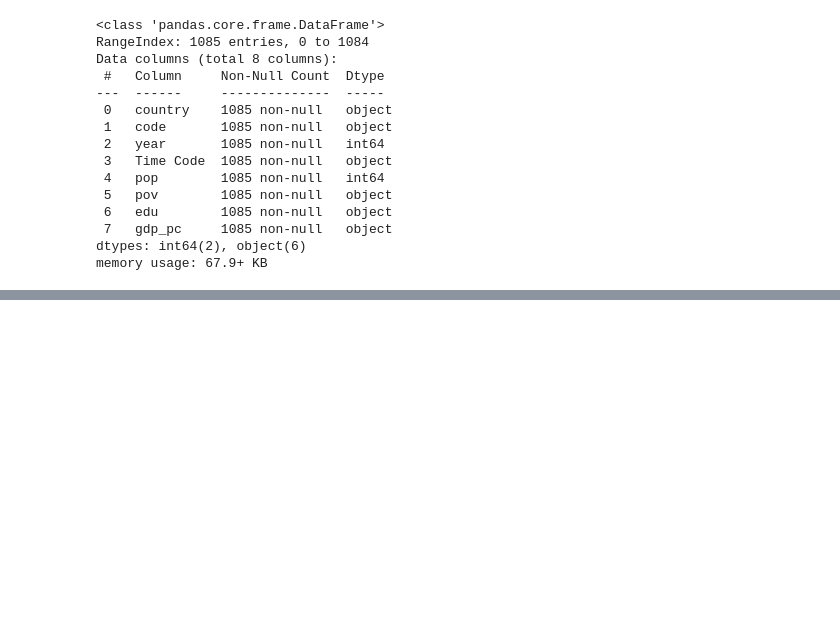
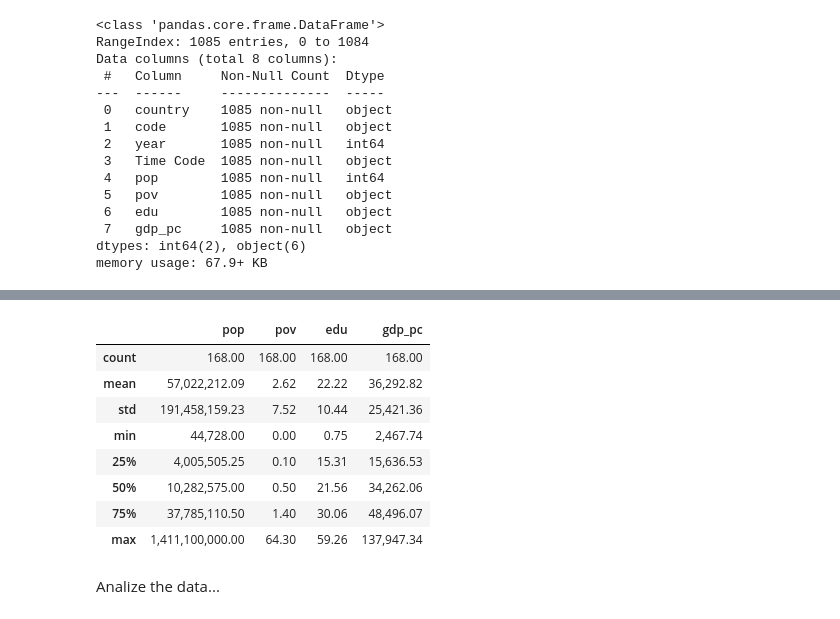
Before and after one commit to FintradeLab/CinC24_2, a Jupyter notebook: 04_Dataframe.ipynb, the cells around one changed output, grey strips where cells are left out. Cells and saved outputs as stored; diff of their text form; code cells hidden in the pictures; blank space fills up the shorter version.

```diff
--- a/04_Dataframe.ipynb
+++ b/04_Dataframe.ipynb
@@ -100,0 +244,14 @@ memory usage: 67.9+ KB
+# %%
+d2.describe().apply(lambda s: s.apply('{:,.2f}'.format))
+# %% [output]
+|  | pop | pov | edu | gdp_pc |
+| count | 168.00 | 168.00 | 168.00 | 168.00 |
+| mean | 57,022,212.09 | 2.62 | 22.22 | 36,292.82 |
+| std | 191,458,159.23 | 7.52 | 10.44 | 25,421.36 |
+| min | 44,728.00 | 0.00 | 0.75 | 2,467.74 |
+| 25% | 4,005,505.25 | 0.10 | 15.31 | 15,636.53 |
+| 50% | 10,282,575.00 | 0.50 | 21.56 | 34,262.06 |
+| 75% | 37,785,110.50 | 1.40 | 30.06 | 48,496.07 |
+| max | 1,411,100,000.00 | 64.30 | 59.26 | 137,947.34 |
+# %% [markdown]
+Analize the data...
```
Also changed, not shown: parts of 14 cells of this notebook.
